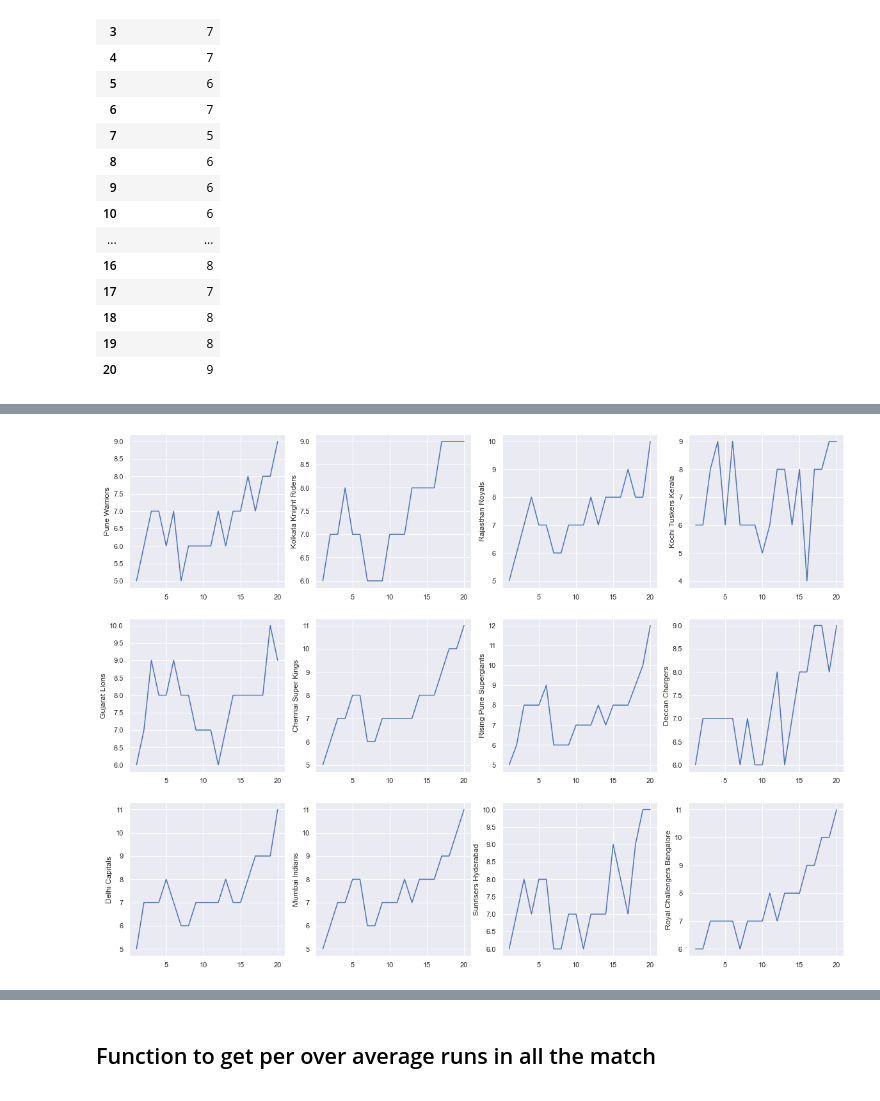
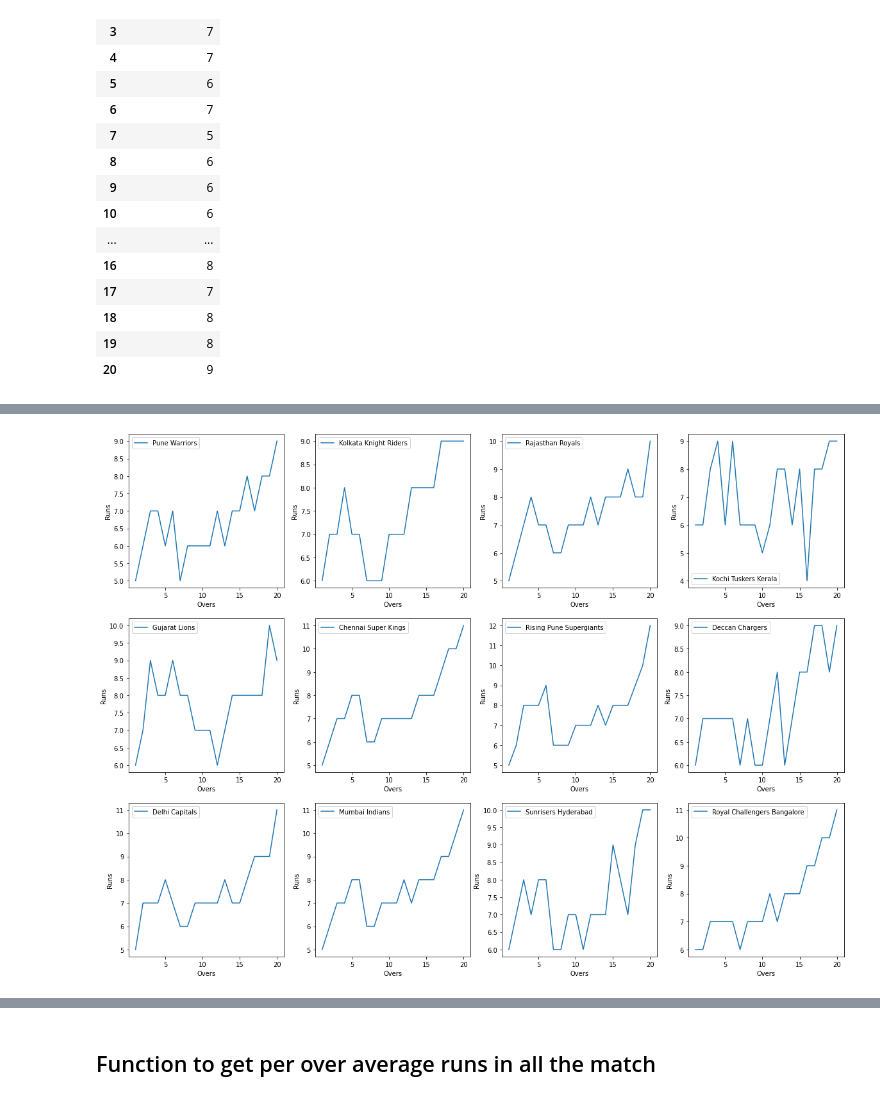
Before and after one commit to Utkarsh736/IPL_Data_Analysis, a Jupyter notebook: Template.ipynb, the cells around one changed output, grey strips where cells are left out. Cells and saved outputs as stored; diff of their text form; code cells hidden in the pictures.

```diff
--- a/Template.ipynb
+++ b/Template.ipynb
@@ -583,15 +570,19 @@ for k in range(13):
-# %%
-fig, axs = plt.subplots(ncols=4,nrows=3,figsize=(20,15))
-
-for i,j in zip(range(4), range(4)):
-    ax = sns.lineplot(data = data_df[i], ax = axs[0][j])
-
-for i,j in zip(range(4,8), range(4)):
-    ax = sns.lineplot(data = data_df[i], ax = axs[1][j])
-
-for i,j in zip(range(8,12), range(4)):
-    sns.lineplot(data = data_df[i], ax = axs[2][j])
-
-#         plt.show()
-# %% [output]
-[figure, removed]
+# %%
+# Multiple plot for average runs per over for every team
+
+fig, axs = plt.subplots(ncols=4,nrows=3,figsize=(20,15))
+
+for i,j in zip(range(4), range(4)):
+    ax = sns.lineplot(data = data_df1[i], ax = axs[0][j])
+    ax.set(xlabel = 'Overs', ylabel = 'Runs')
+
+
+for i,j in zip(range(4,8), range(4)):
+    ax = sns.lineplot(data = data_df1[i], ax = axs[1][j])
+    ax.set(xlabel = 'Overs', ylabel = 'Runs')
+
+for i,j in zip(range(8,12), range(4)):
+    ax = sns.lineplot(data = data_df1[i], ax = axs[2][j])
+    ax.set(xlabel = 'Overs', ylabel = 'Runs')
+# %% [output]
+[figure, added]
```
Also changed, not shown: parts of 19 cells of this notebook.
